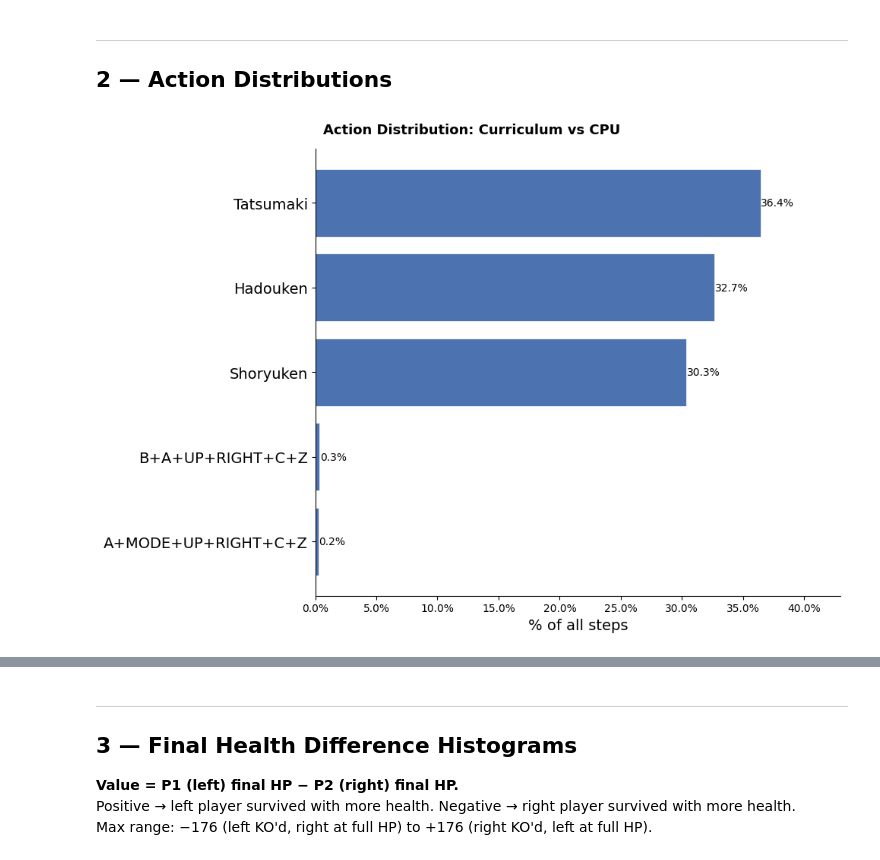
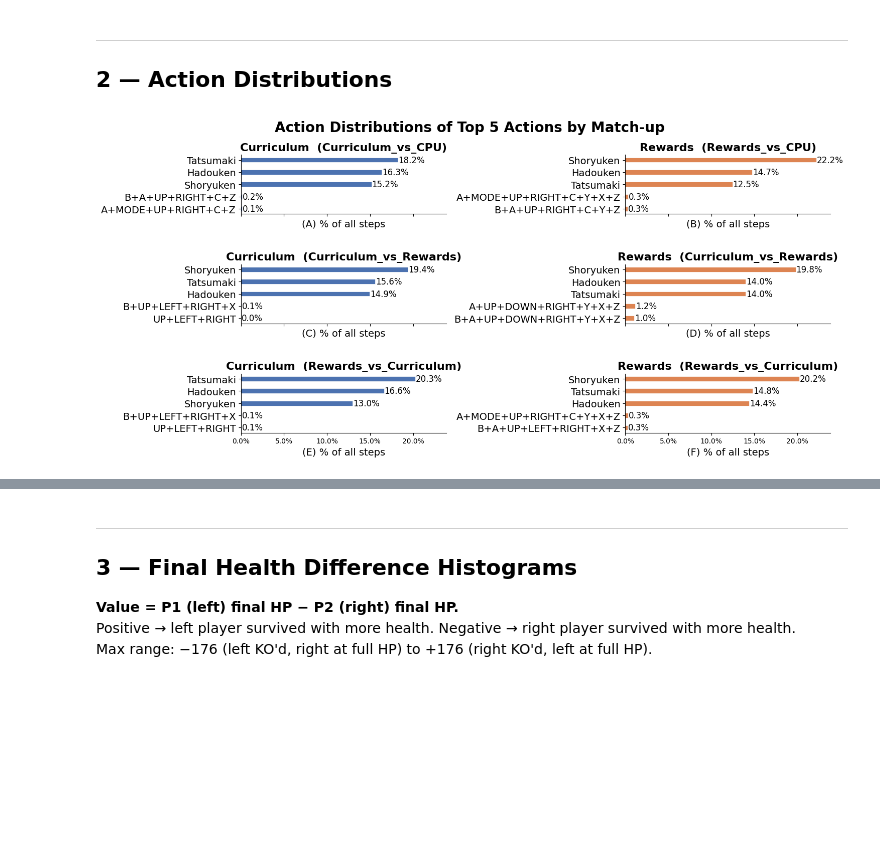
Before and after one commit to LucaOrtolan/StreetFighter2RL, a Jupyter notebook: results_analytics.ipynb, the cells around one changed output, grey strips where cells are left out. Saved outputs shown, nothing was run; the diff lists cells and outputs as text; code cells hidden in the pictures; blank space fills up the shorter version.

```diff
--- a/results_analytics.ipynb
+++ b/results_analytics.ipynb
@@ -188,31 +188,48 @@ def top_actions(matchup, player_name, top_n=None):
     agg = agg[~agg.index.str.contains("START")]
     return agg.head(top_n or TOP_N_ACTIONS)
 
-def plot_action_dist(ax, matchup, player_name, color, top_n=None, subtitle=False):
+def plot_action_dist(ax, matchup, player_name, color, top_n=None, figure_letter=None):
     data  = top_actions(matchup, player_name, top_n)
     total = data.sum()
-    pcts  = 100 * data / total
-    bars  = ax.barh(range(len(pcts)), pcts.values, color=color, edgecolor="white", linewidth=0.5)
+    pcts  = 50 * data / total
+    bars = ax.barh(range(len(pcts)), pcts.values, color=color, edgecolor="white", linewidth=0.5, height=0.4)
     ax.set_yticks(range(len(pcts)))
     ax.set_yticklabels(pcts.index, fontsize=14)
     ax.invert_yaxis()
-    ax.set_xlabel("% of all steps", fontsize=14)
-    if subtitle:
-        ax.set_title(f"Player: {player_name}", fontsize=12, fontweight="bold")
+    xlabel = f"({figure_letter}) % of all steps" if figure_letter else "% of all actions"
+    ax.set_xlabel(xlabel, fontsize=14)
+    ax.set_title(f"{player_name}  ({matchup})", fontsize=16, fontweight="bold")
     ax.xaxis.set_major_formatter(mticker.PercentFormatter())
     ax.spines[["top", "right"]].set_visible(False)
     for bar, pct_val in zip(bars, pcts.values):
         ax.text(bar.get_width() + 0.05, bar.get_y() + bar.get_height() / 2,
-                f"{pct_val:.1f}%", va="center", fontsize=10)
+                f"{pct_val:.1f}%", va="center", fontsize=12)
     ax.set_xlim(0, pcts.max() * 1.18)
     return ax
 # %%
-# Chart 1 — Curriculum in Curriculum_vs_CPU
-fig, ax = plt.subplots(figsize=(10, 7))
-plot_action_dist(ax, "Curriculum_vs_CPU", "Curriculum", "#4C72B0")
-fig.suptitle("Action Distribution: Curriculum vs CPU", fontsize=13, fontweight="bold")
+n_rows = TOP_N_ACTIONS
+row_height = 0.5  # inches per bar
+fig, axes = plt.subplots(3, 2, figsize=(15, n_rows * row_height * 2 + 2), sharex=True)
+
+# fig, axes = plt.subplots(2, 2, figsize=(20, 16))
+fig.suptitle(f"Action Distributions of Top {TOP_N_ACTIONS} Actions by Match-up", fontsize=20, fontweight="bold")
+
+configs = [
+    ("Curriculum_vs_CPU",     "Curriculum", "#4C72B0", "A"),
+    ("Rewards_vs_CPU",        "Rewards",    "#DD8452", "B"),
+    ("Curriculum_vs_Rewards", "Curriculum", "#4C72B0", "C"),
+    ("Curriculum_vs_Rewards", "Rewards", "#DD8452", "D"),
+    ("Rewards_vs_Curriculum", "Curriculum", "#4C72B0", "E"),
+    ("Rewards_vs_Curriculum", "Rewards",    "#DD8452", "F"),
+]
+
+for ax, (matchup, player, color, letter) in zip(axes.flat, configs):
+    plot_action_dist(ax, matchup, player, color, figure_letter=letter)
+    # ax.set_ylim(TOP_N_ACTIONS - 0.5, -0.5)
+
 plt.tight_layout()
-fig.savefig(f"{FIGURES_DIR}/action_dist_curriculum_vs_cpu.png", dpi=150, bbox_inches="tight")
+fig.subplots_adjust(hspace=0.85)
+fig.savefig(f"{FIGURES_DIR}/action_distributions.png", dpi=150, bbox_inches="tight")
 plt.show()
 # %% [output]
-[figure, old version]
+[figure, new version]
```
Also changed, not shown: parts of 3 cells of this notebook.
